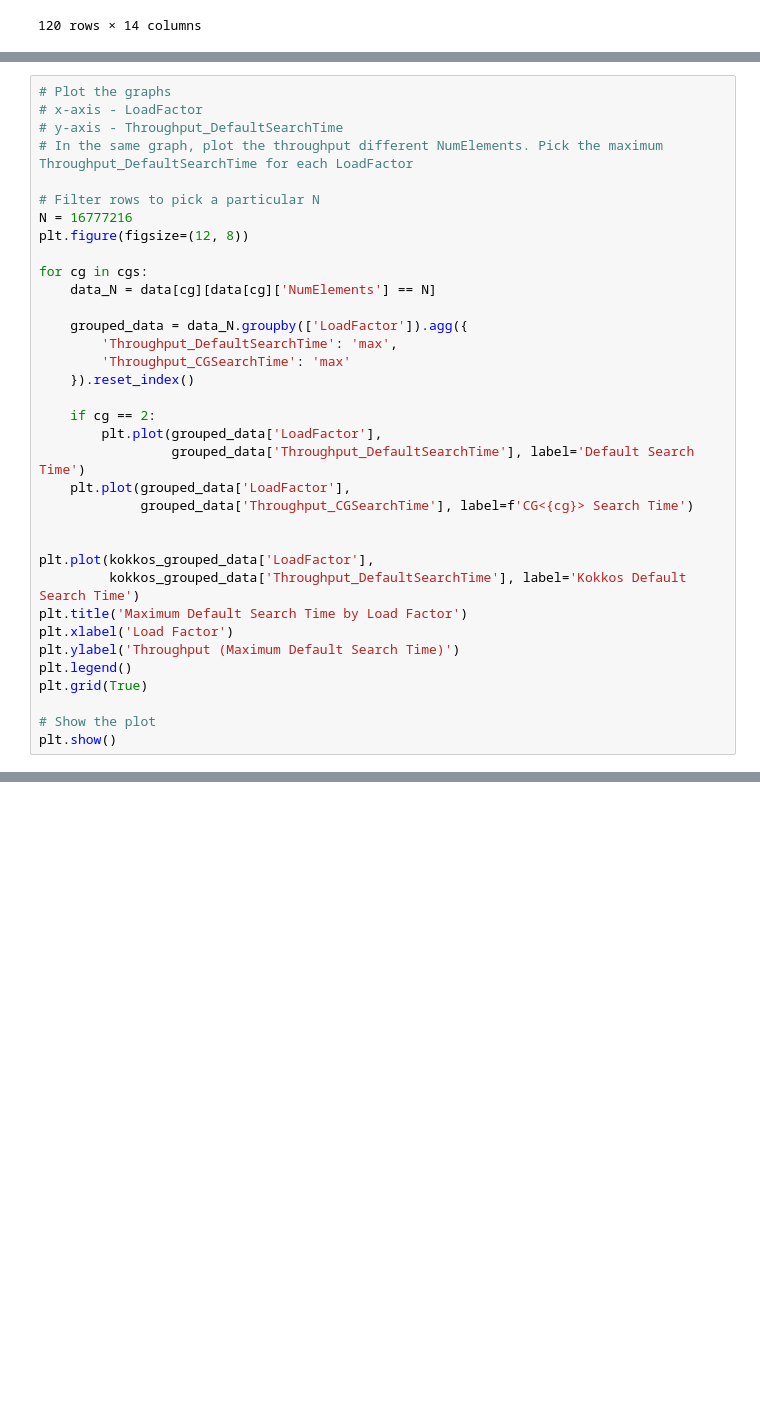
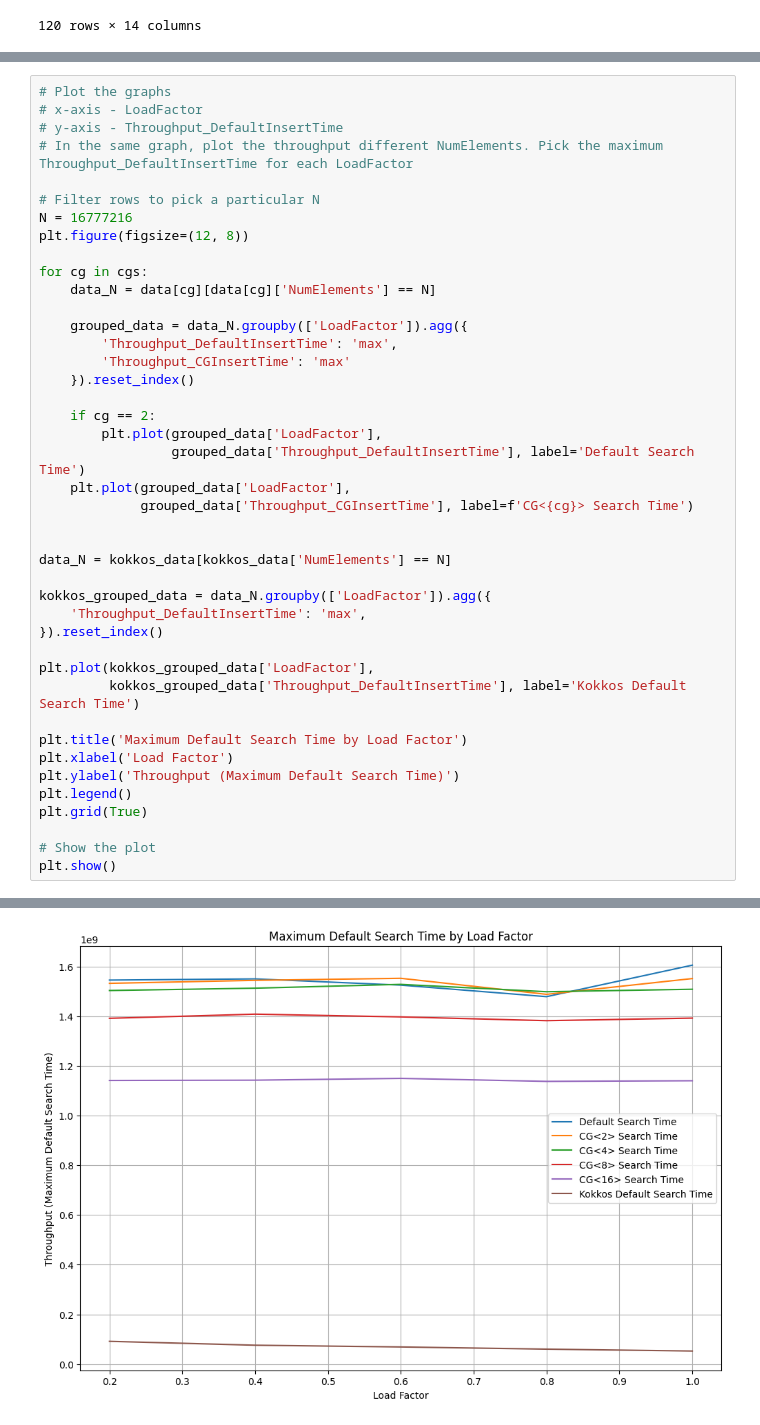
Before and after one commit to sandeepnmenon/gpu_datastructures, a Jupyter notebook: basics/visualize_results.ipynb, the cells around one changed output, grey strips where cells are left out. Saved outputs shown, nothing was run; the diff lists cells and outputs as text; blank space fills up the shorter version.

Commit message:
kokkos insert benchmark

```diff
--- a/basics/visualize_results.ipynb
+++ b/basics/visualize_results.ipynb
@@ -139,8 +139,8 @@ plt.show()
 # %%
 # Plot the graphs
 # x-axis - LoadFactor
-# y-axis - Throughput_DefaultSearchTime
-# In the same graph, plot the throughput different NumElements. Pick the maximum Throughput_DefaultSearchTime for each LoadFactor
+# y-axis - Throughput_DefaultInsertTime
+# In the same graph, plot the throughput different NumElements. Pick the maximum Throughput_DefaultInsertTime for each LoadFactor
 
 # Filter rows to pick a particular N
 N = 16777216
@@ -150,19 +150,26 @@ for cg in cgs:
     data_N = data[cg][data[cg]['NumElements'] == N]
 
     grouped_data = data_N.groupby(['LoadFactor']).agg({
-        'Throughput_DefaultSearchTime': 'max',
-        'Throughput_CGSearchTime': 'max'
+        'Throughput_DefaultInsertTime': 'max',
+        'Throughput_CGInsertTime': 'max'
     }).reset_index()
 
     if cg == 2:
         plt.plot(grouped_data['LoadFactor'],
-                 grouped_data['Throughput_DefaultSearchTime'], label='Default Search Time')
+                 grouped_data['Throughput_DefaultInsertTime'], label='Default Search Time')
     plt.plot(grouped_data['LoadFactor'],
-             grouped_data['Throughput_CGSearchTime'], label=f'CG<{cg}> Search Time')
+             grouped_data['Throughput_CGInsertTime'], label=f'CG<{cg}> Search Time')
 
 
+data_N = kokkos_data[kokkos_data['NumElements'] == N]
+
+kokkos_grouped_data = data_N.groupby(['LoadFactor']).agg({
+    'Throughput_DefaultInsertTime': 'max',
+}).reset_index()
+
 plt.plot(kokkos_grouped_data['LoadFactor'],
-         kokkos_grouped_data['Throughput_DefaultSearchTime'], label='Kokkos Default Search Time')
+         kokkos_grouped_data['Throughput_DefaultInsertTime'], label='Kokkos Default Search Time')
+
 plt.title('Maximum Default Search Time by Load Factor')
 plt.xlabel('Load Factor')
 plt.ylabel('Throughput (Maximum Default Search Time)')
@@ -180,0 +182 @@ plt.show()
+[figure, added]
```
Also changed, not shown: parts of 4 cells of this notebook.
